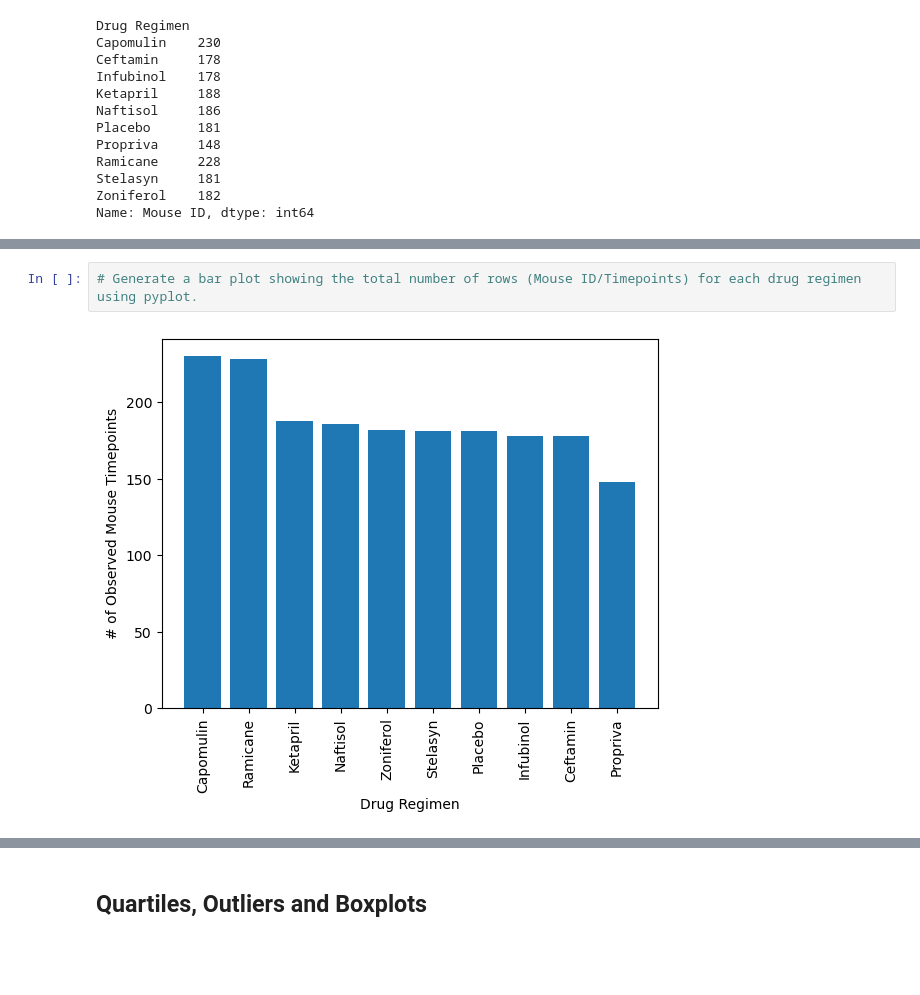
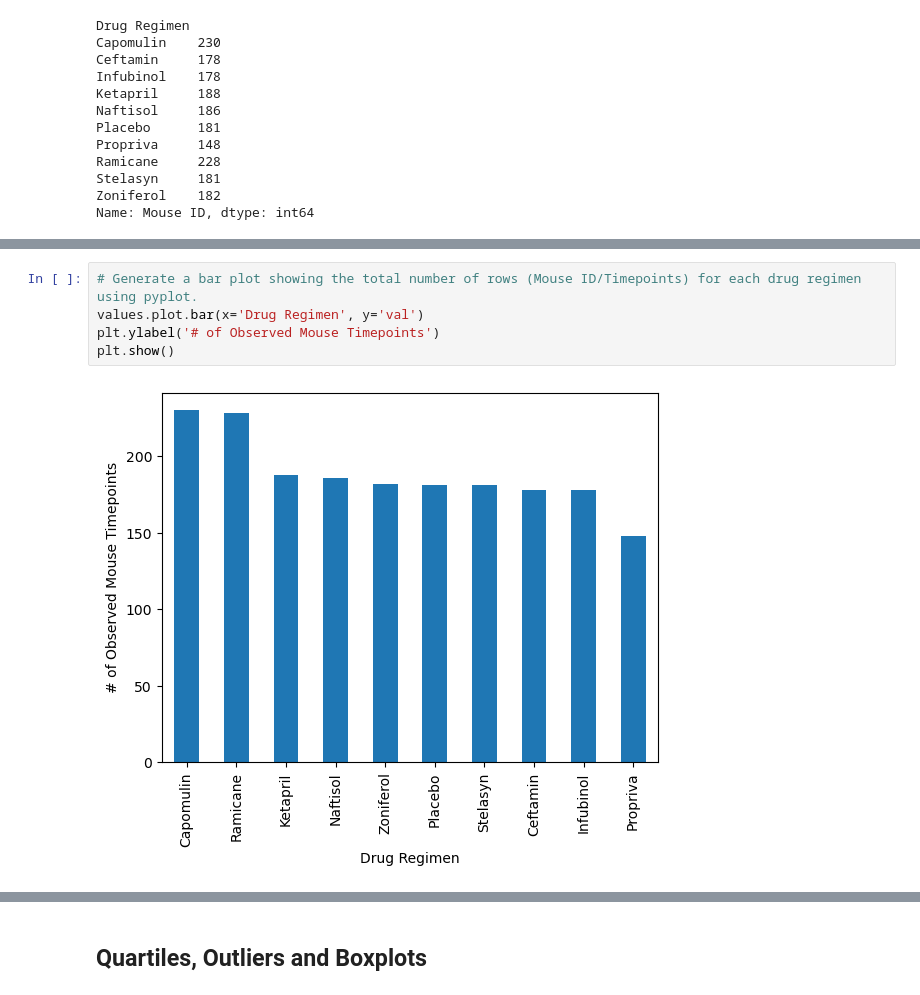
Before and after one commit to Chud-rf/Pymaceuticals-challenge, a Jupyter notebook: pymaceuticals_starter.ipynb, the cells around one changed output, grey strips where cells are left out. Saved outputs shown, nothing was run; the diff lists cells and outputs as text; blank space fills up the shorter version.

```diff
--- a/pymaceuticals_starter.ipynb
+++ b/pymaceuticals_starter.ipynb
@@ -167,4 +167,7 @@ figure1 = values.plot(kind="bar", facecolor="blue", figsize=(10,6),
 # %%
 # Generate a bar plot showing the total number of rows (Mouse ID/Timepoints) for each drug regimen using pyplot.
+values.plot.bar(x='Drug Regimen', y='val')
+plt.ylabel('# of Observed Mouse Timepoints')
+plt.show()
 # %% [output]
-[figure, old version]
+[figure, new version]
```
Also changed, not shown: parts of 4 cells of this notebook.
